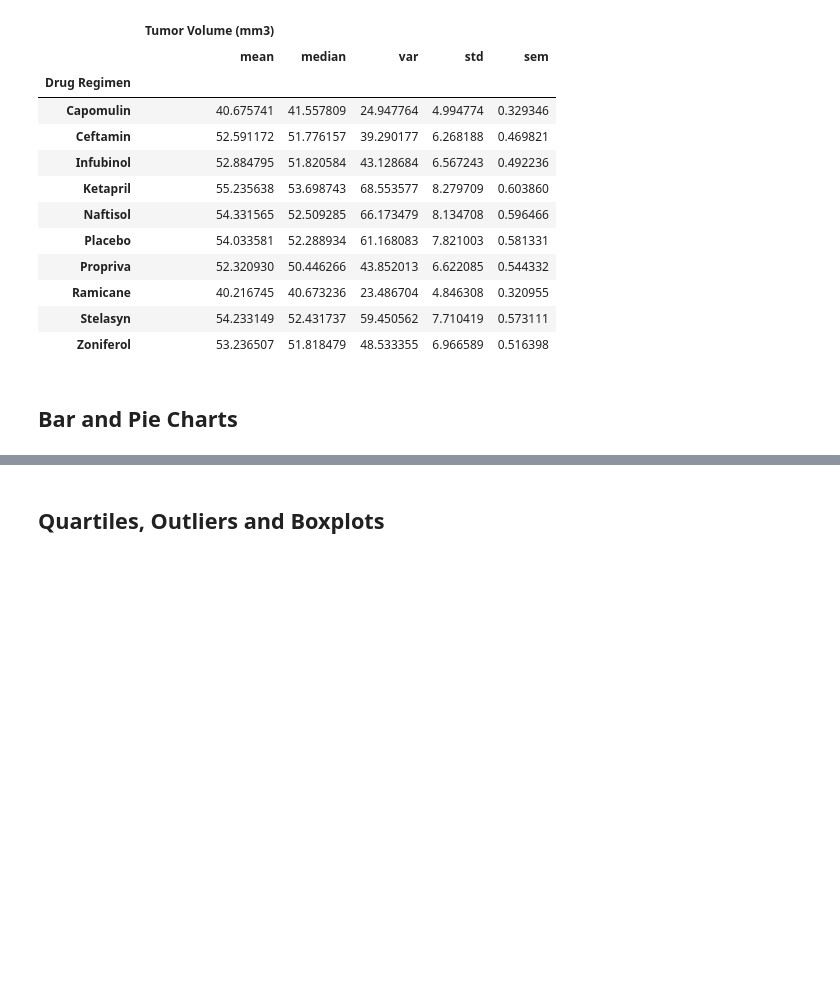
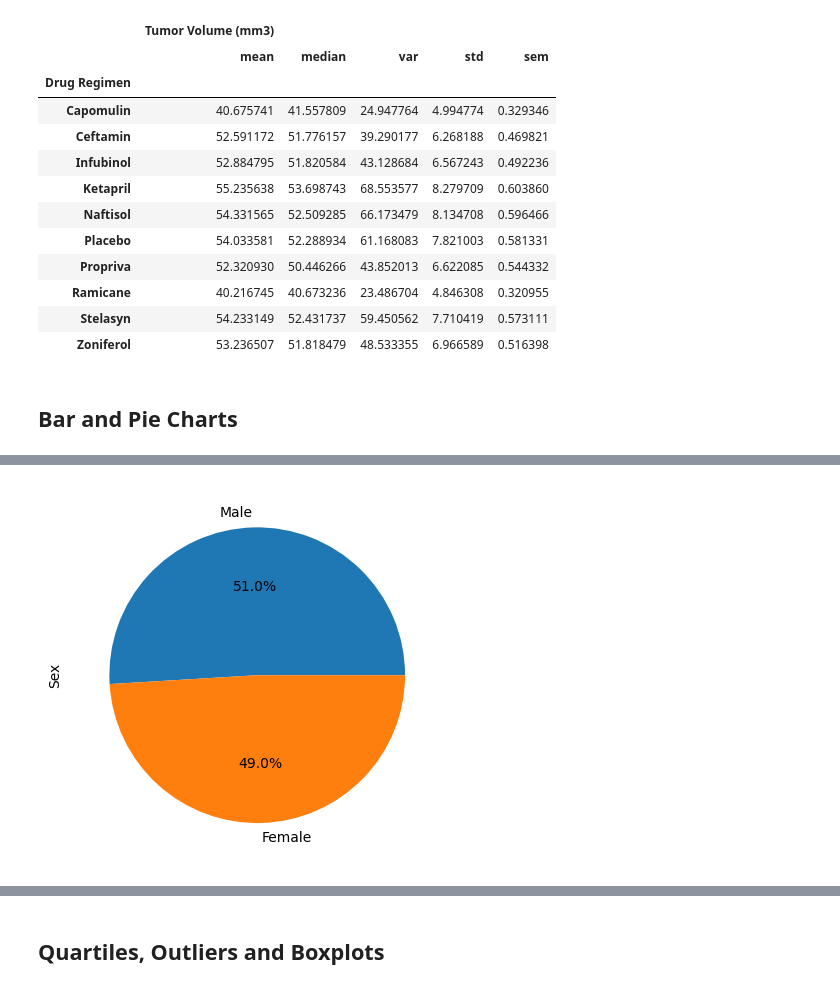
Before and after one commit to cghosh2022/Module_5_Challenge, a Jupyter notebook: Pymaceuticals/pymaceuticals_starter.ipynb, the cells around one changed output, grey strips where cells are left out. Drawn from its saved outputs; the diff is of its cells as text; code cells hidden in the pictures; blank space fills up the shorter version.

```diff
--- a/Pymaceuticals/pymaceuticals_starter.ipynb
+++ b/Pymaceuticals/pymaceuticals_starter.ipynb
@@ -156,4 +164,9 @@ Text(0, 0.5, 'Number of Mice Tested')
 # %%
 # Generate a pie plot showing the distribution of female versus male mice using Pandas
+mice_sex = mouse_study_cleaned["Sex"].value_counts()
+mice_sex_plot = mice_sex.plot.pie(autopct= "%1.1f%%")
+plt.show()
+# %% [output]
+[figure, added]
 # %%
 # Generate a pie plot showing the distribution of female versus male mice using pyplot
```
Also changed, not shown: parts of 11 cells of this notebook.
